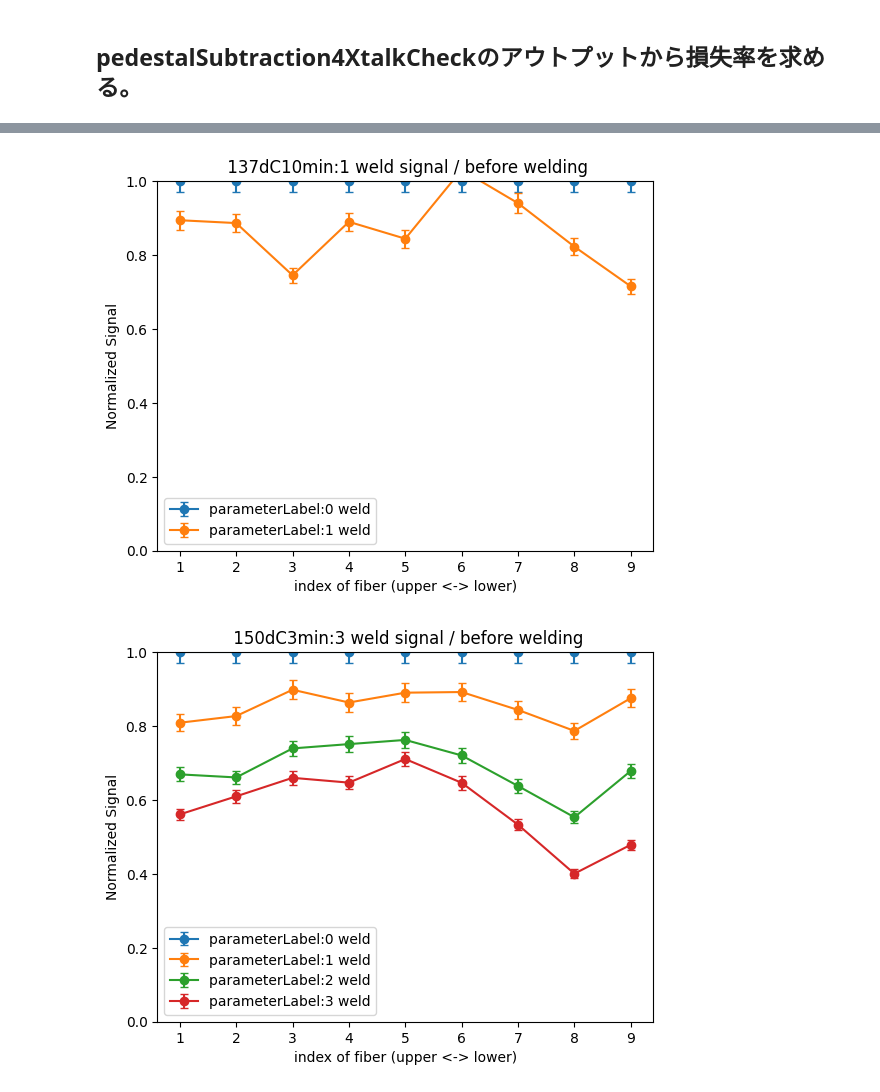
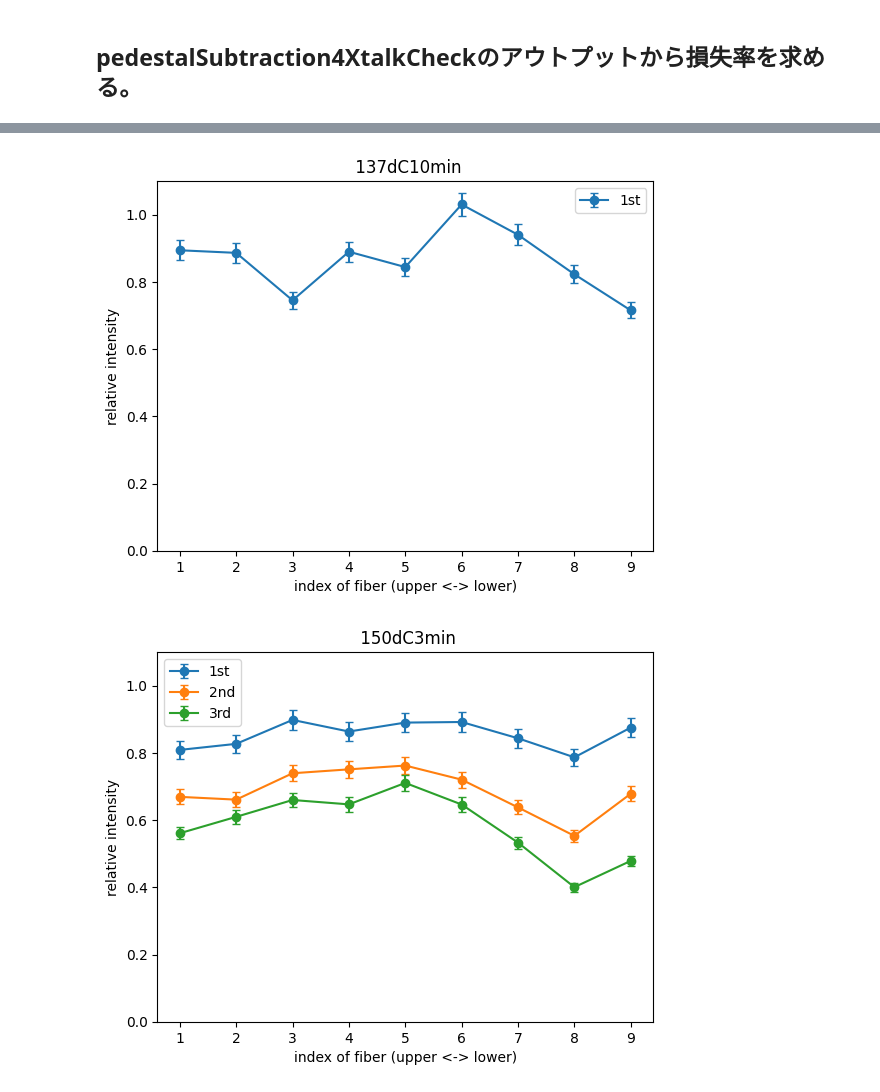
Before and after one commit to Dwaka-epx/Python-codes, a Jupyter notebook: 2mFiberAnalysis/LossAnalysis.ipynb, the cells around one changed output, grey strips where cells are left out. Saved outputs shown, nothing was run; the diff lists cells and outputs as text; code cells hidden in the pictures.

Commit message:
update ipynb: tape: plot raw data in addition to average.

```diff
--- a/2mFiberAnalysis/LossAnalysis.ipynb
+++ b/2mFiberAnalysis/LossAnalysis.ipynb
@@ -10,9 +10,17 @@ plotDatasets = [# condition, before, after]
 	,['150dC3min','2023-11-02-191329','2023-11-03-144727','2023-11-03-200225','2023-11-03-221341']
 	,['118dC12h','2023-12-19-215846','2023-12-20-191008']
 	]
-listDfs = [[]for _ in range (len(plotDatasets))]
-listDfRatios=[]
-errRatio = 0.02 # from the connector coupling reproducibility
+listDfs1 = [[]for _ in range (len(plotDatasets))]
+listDfs2 = [[]for _ in range (len(plotDatasets))]
+listDfRatios1=[]
+listDfRatios2=[]
+channel1=0 # 0:ch1, 1:ch2
+channel2=1 # 0:ch1, 1:ch2
+errRatio_list = [0.0234,0.0173] # from the connector coupling reproducibility
+errRatio1 = errRatio_list[channel1%2]
+errRatio2 = errRatio_list[channel2%2]
+
+ordering = ['0th','1st','2nd','3rd']
 
 #************************************************
 for iParameter, listWelds in enumerate(plotDatasets):
@@ -25,28 +33,46 @@ for iParameter, listWelds in enumerate(plotDatasets):
 	fig, ax = plt.subplots()
 
 	for iweld,date in enumerate(weldDate):
-		df = pd.read_csv(f'./outputPedestalSubtraction4XtalkCheck/{parameterLabel}/outputPedestalSubtraction4XtalkCheck{date}_ch1.csv')
-		df.index += 1
+		df1 = pd.read_csv(f'./outputPedestalSubtraction4XtalkCheck/{parameterLabel}/outputPedestalSubtraction4XtalkCheck{date}_ch1.csv')
+		df2 = pd.read_csv(f'./outputPedestalSubtraction4XtalkCheck/{parameterLabel}/outputPedestalSubtraction4XtalkCheck{date}_ch2.csv')
+		df1.index += 1
+		df2.index += 1
 		#print(df)
-		listDfs[iParameter].append(df) #both  before and after are filled.
+		listDfs1[iParameter].append(df1) #both  before and after are filled.
+		listDfs2[iParameter].append(df2) #both  before and after are filled.
 		#print(f'listDfs[{iParameter}][{iweld}] = \n',listDfs[iParameter][iweld])
-		dfRatio = listDfs[iParameter][iweld]/listDfs[iParameter][0]
-		mean_ratio = dfRatio.mean(numeric_only=True)
-		listDfRatios.append(dfRatio)
-		ch1Loss = dfRatio.iloc[:,0]
-		print(ch1Loss)
+		dfRatio1 = listDfs1[iParameter][iweld]/listDfs1[iParameter][0]
+		dfRatio2 = listDfs2[iParameter][iweld]/listDfs2[iParameter][0]
+		mean_ratio1 = dfRatio1.mean(numeric_only=True)
+		mean_ratio2 = dfRatio2.mean(numeric_only=True)
+		listDfRatios1.append(dfRatio1)
+		listDfRatios2.append(dfRatio2)
+		Loss1 = dfRatio1.iloc[:,channel1]# L1P1 L2P2 L2P1 L1P2
+		Loss2 = dfRatio2.iloc[1:,channel2]# L1P1 L2P2 L2P1 L1P2
+		print(Loss2)
+		sampleSize = len(Loss1)
 	#************* plot *************
-		x = np.arange(len(ch1Loss))+1
-		y = ch1Loss.values.flatten()
+		x1 = np.arange(len(Loss1))+1
+		y1 = Loss1.values.flatten()
+		x2 = np.arange(len(Loss2))+1
+		y2 = Loss2.values.flatten()
+
+		if(iweld==0):
+			continue
 		#print("y=", y)
-		print(f'{parameterLabel} loss =',1-y.mean())
-		yErr = y*np.sqrt(2)*errRatio
-		ax.errorbar(x, y, yerr=yErr ,fmt='-o'
-							 , capsize=3, label=f'parameterLabel:{iweld} weld')
-		ax.set_title(f' {parameterLabel}:{iweld} weld signal / before welding')
+		print(f'{parameterLabel} loss =',1-y1.mean(),"±",y1.std(ddof=1)/np.sqrt(sampleSize))
+		print(f'{parameterLabel} loss =',1-y2.mean(),"±",y2.std(ddof=1)/np.sqrt(sampleSize))
+		yErr1 = y1*np.sqrt(2)*errRatio1
+		yErr2 = y2*np.sqrt(2)*errRatio2
+		ax.errorbar(x1, y1, yerr=yErr1 ,fmt='-o'
+							 , capsize=3, label=f'{ordering[iweld]}')
+		#ax.errorbar(x2, y2, yerr=yErr2 ,fmt='-o'
+					  # , capsize=3, label=f'parameterLabel:{iweld} weld L2P2')
+
+		ax.set_title(f' {parameterLabel}')
 		ax.set_xlabel('index of fiber (upper <-> lower)')
-		ax.set_ylabel('Normalized Signal')
-		ax.set_ylim([0, 1])
+		ax.set_ylabel('relative intensity')
+		ax.set_ylim([0, 1.1])
 		ax.legend()
 plt.show()
 
@@ -72,2 +98,2 @@ Name: L1P1, dtype: float64
-[figure, old version]
+[figure, new version]
-[figure, old version]
+[figure, new version]
```
Also changed, not shown: parts of 5 cells of this notebook, 10 other files.
